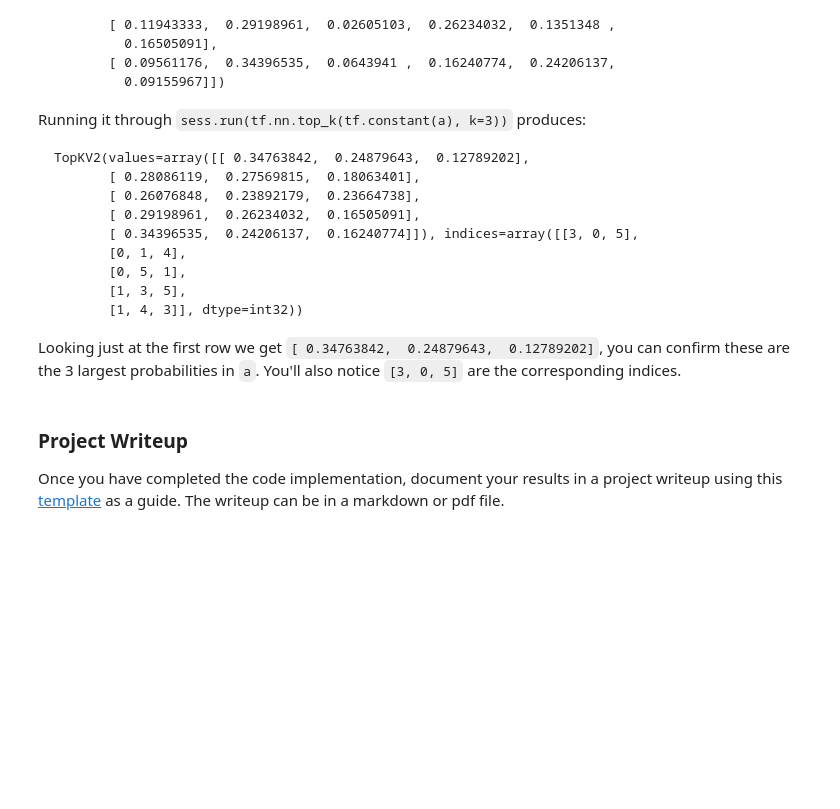
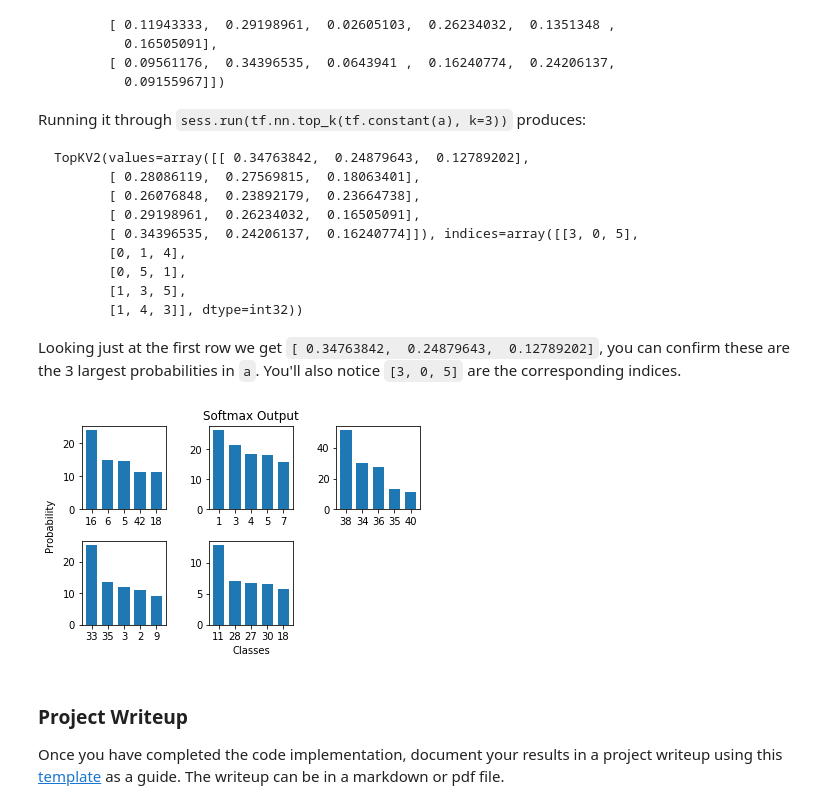
Before and after one commit to AjinkyaBhave/CarND_P2_ClassifySigns, a Jupyter notebook: Traffic_Sign_Classifier.ipynb, the cells around one changed output. Cells and saved outputs as stored; diff of their text form; code cells hidden in the pictures; blank space fills up the shorter version.

```diff
--- a/Traffic_Sign_Classifier.ipynb
+++ b/Traffic_Sign_Classifier.ipynb
@@ -131,7 +150,3 @@ Minimally, the image data should be normalized so that the data has mean zero an
 Other pre-processing steps are optional. You can try different techniques to see if it improves performance.
 
 Use the code cell (or multiple code cells, if necessary) to implement the first step of your project.
-# %%
-### Preprocess the data here. It is required to normalize the data.
-for i in range(n_train):
-    X_train[i] = X_train[i]/255
@@ -327,3 +377,36 @@ Looking just at the first row we get `[ 0.34763842,  0.24879643,  0.12789202]`,
+# %%
+### Print out the top five softmax probabilities for the predictions on the German traffic sign images found on the web.
+with tf.Session() as sess:
+    saver.restore(sess, tf.train.latest_checkpoint('.'))
+    n_softmax = 5
+    logits_test = sess.run(logits, feed_dict={x: X_test[0:n_softmax]})
+    softmax_values, softmax_indices = sess.run(tf.nn.top_k(tf.constant(logits_test), k=n_softmax))
+
+    plot_cols = 3
+    plot_rows = int(np.ceil(n_softmax/plot_cols))
+    fig, ax = plt.subplots(nrows=plot_rows, ncols=plot_cols)
+    i=0
+    plt_x = np.arange(0, n_softmax)
+
+    for rows in ax:
+        for col in rows:
+            if i < n_softmax:
+                col.bar(plt_x, softmax_values[i], 0.7, align ='center')
+                col.set_xticks(plt_x)
+                col.set_xticklabels(softmax_indices[i])
+            else:
+                col.axis('off')
+            i+=1
+    fig.add_subplot(111, frameon=False)
+    # hide tick and tick label of the big axes
+    plt.tick_params(labelcolor='none', top='off', bottom='off', left='off', right='off')
+    plt.xlabel("Classes")
+    plt.ylabel("Probability")
+    plt.title("Softmax Output")
+    plt.tight_layout()
+    plt.show()
+# %% [output]
+[figure, added]
 # %% [markdown]
 ### Project Writeup
 
```
Also changed, not shown: parts of 17 cells of this notebook.
